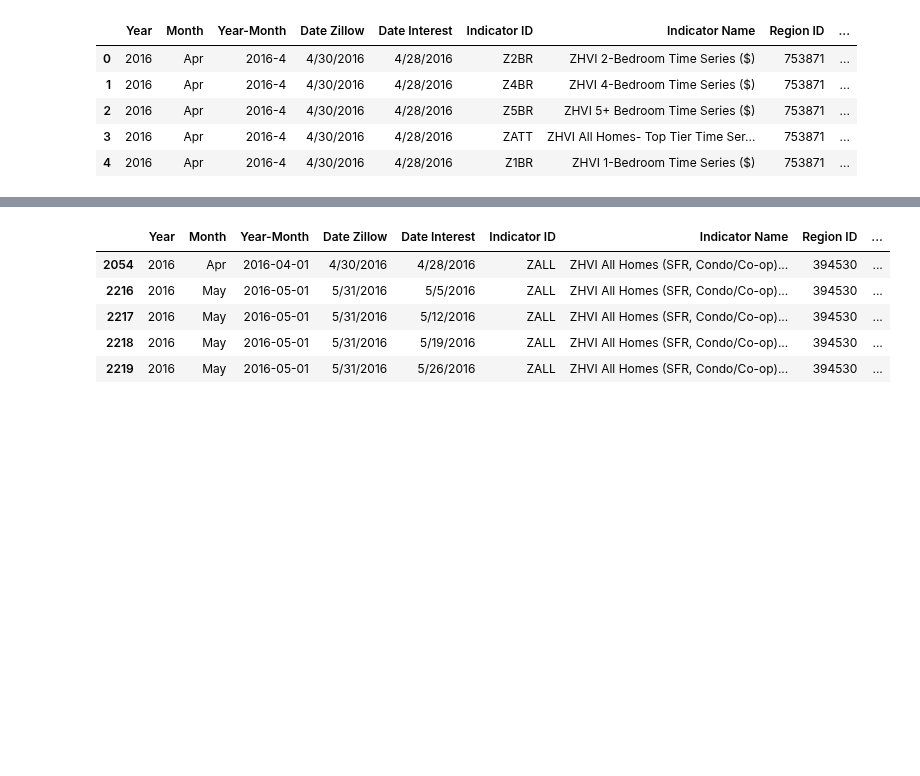
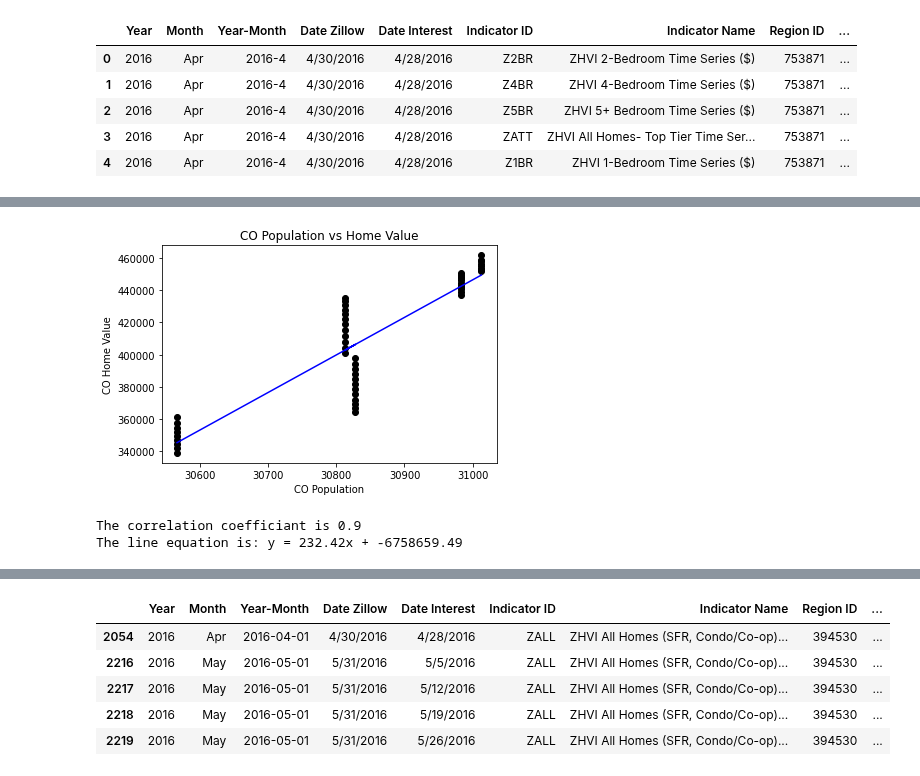
Before and after one commit to binetala/The_Very_Best_Team, a Jupyter notebook: Binet/Project1-Binet.ipynb, the cells around one changed output, grey strips where cells are left out. Cells and saved outputs as stored; diff of their text form; code cells hidden in the pictures; blank space fills up the shorter version.

```diff
--- a/Binet/Project1-Binet.ipynb
+++ b/Binet/Project1-Binet.ipynb
@@ -25,3 +25,8 @@ masterdata.head()
 zall_df = masterdata[masterdata["Indicator ID"] == "ZALL"]
 zall_df_dropped = zall_df.dropna(how="any")
 # zall_df
+# %%
+zall_df['Year-Month'] = zall_df['Year-Month'].apply(pd.to_datetime)
+zall_df['Year-Month'] = pd.to_datetime(zall_df['Year-Month'], format='%Y%B')
+
+zall_df.dtypes
@@ -27,0 +60,16 @@ zall_df_dropped = zall_df.dropna(how="any")
+# %%
+#CO Data
+Population = zall_df.groupby('Year-Month')['County Population'].first()
+Unemployment = zall_df.groupby('Year-Month')['Unemployment Rate'].first()
+Value = zall_df.groupby('Year-Month')['Value'].mean()
+Wells_Rate = zall_df.groupby('Year-Month')['Wells Fargo Rate'].mean()
+Freddie_Rate = zall_df.groupby('Year-Month')['Freddie Mac Rate'].mean()
+CO_df = pd.DataFrame({
+    "Population":Population,
+    "Unemployment":Unemployment,
+    "Value":Value,
+    "Wells Fargo Rate":Wells_Rate,
+    "Freddie Mac Rate":Freddie_Rate,
+})
+CO_df = CO_df.dropna(how="any")
+CO_df.head()
@@ -27,0 +84,19 @@ zall_df_dropped = zall_df.dropna(how="any")
+# %%
+#Relationship between Colorado Home Value and Population
+x_axis = CO_df["Population"]
+y_axis = CO_df["Value"]
+plt.title("CO Population vs Home Value")
+plt.xlabel("CO Population")
+plt.ylabel("CO Home Value")
+plt.scatter(x_axis,y_axis, marker="o",color="black")
+(slope, intercept, rvalue, pvalue, stderr)=linregress(x_axis, y_axis)
+regress_values=x_axis*slope+intercept
+line_eq = "y = " +str(round(slope,2)) + "x + " +str(round(intercept,2))
+plt.plot(x_axis,regress_values,"b-")
+plt.show()
+print("The correlation coefficiant is " +str(round(st.pearsonr(x_axis,y_axis)[0],2)))
+print("The line equation is: " +str(line_eq))
+# %% [output]
+[figure, added]
+The correlation coefficiant is 0.9
+The line equation is: y = 232.42x + -6758659.49
```
Also changed, not shown: parts of 4 cells of this notebook.
